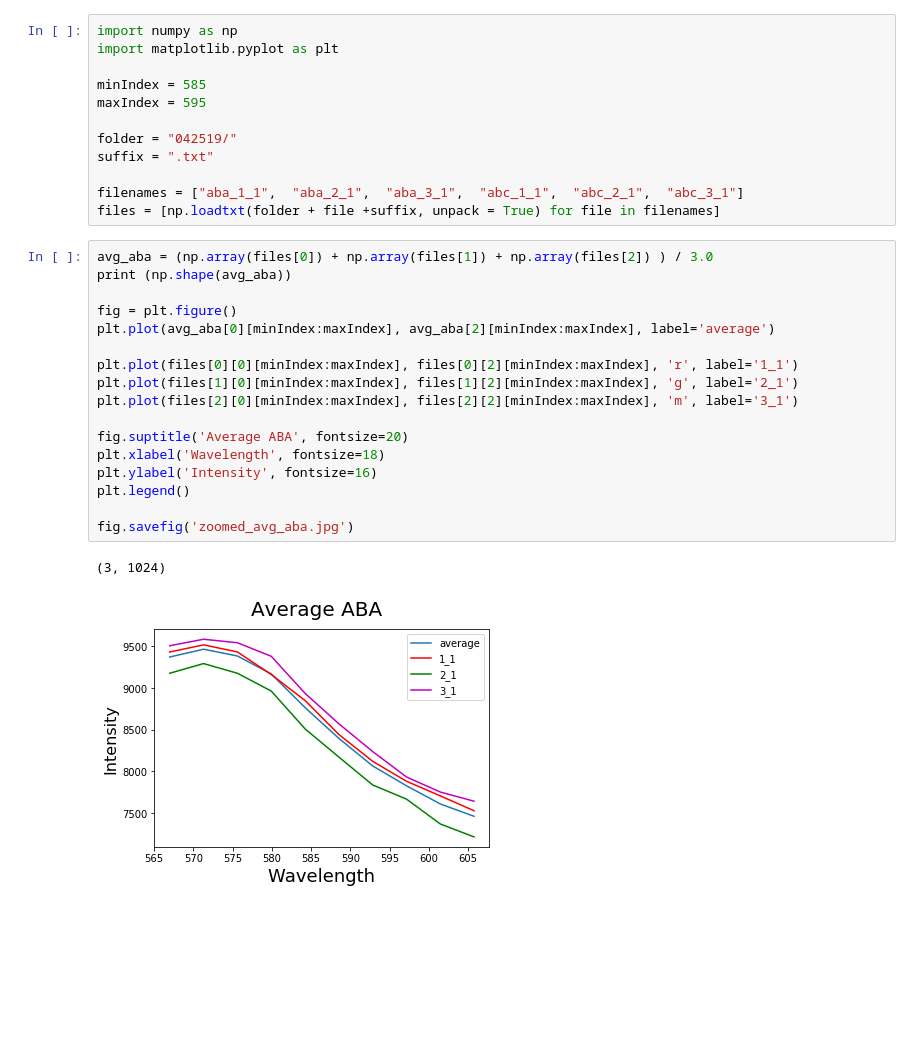
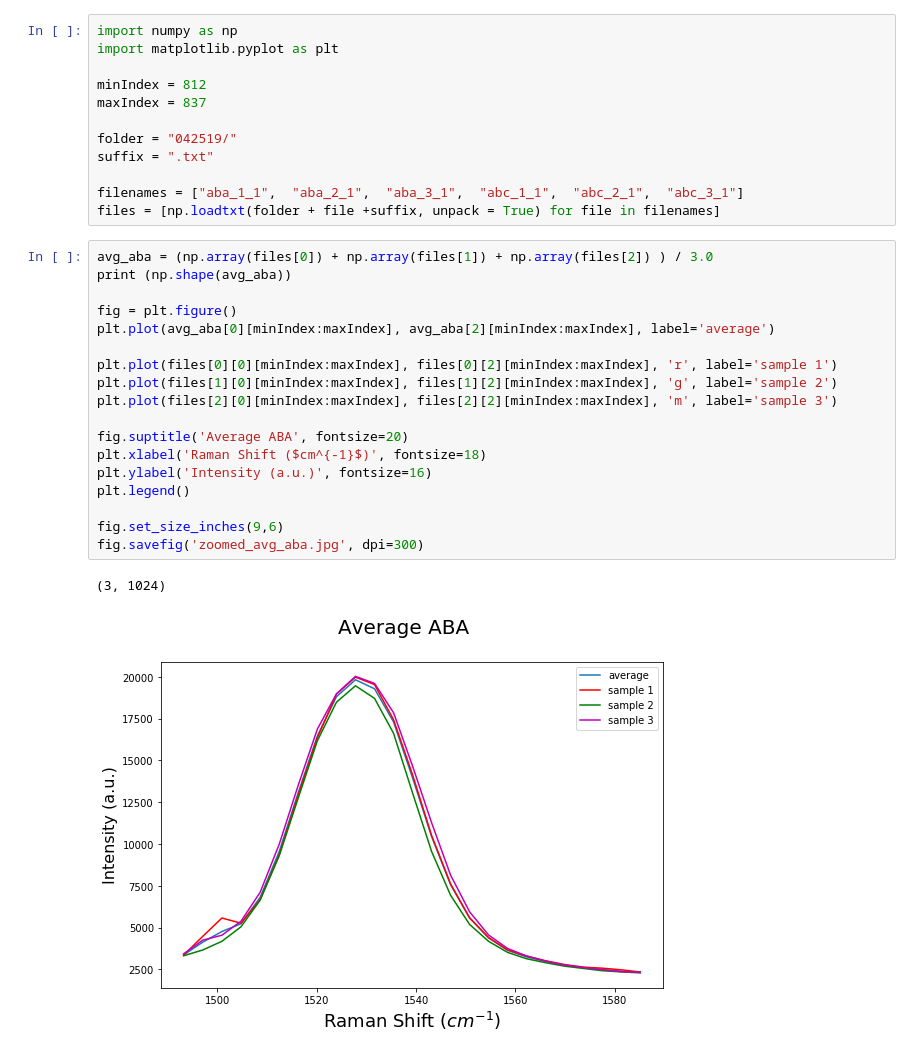
Before and after one commit to Yi-J-Zhu/ULAB, a Jupyter notebook: Raman.ipynb, the cells around one changed output. Saved outputs shown, nothing was run; the diff lists cells and outputs as text; blank space fills up the shorter version.

Commit message:
add graphs, residuals, zoom appropriately, make graphs nice

```diff
--- a/Raman.ipynb
+++ b/Raman.ipynb
@@ -2,8 +2,8 @@
 import numpy as np
 import matplotlib.pyplot as plt
 
-minIndex = 585
-maxIndex = 595
+minIndex = 812
+maxIndex = 837
 
 folder = "042519/"
 suffix = ".txt"
@@ -13,20 +13,21 @@ files = [np.loadtxt(folder + file +suffix, unpack = True) for file in filenames]
 # %%
 avg_aba = (np.array(files[0]) + np.array(files[1]) + np.array(files[2]) ) / 3.0
 print (np.shape(avg_aba))
 
 fig = plt.figure()
 plt.plot(avg_aba[0][minIndex:maxIndex], avg_aba[2][minIndex:maxIndex], label='average')
 
-plt.plot(files[0][0][minIndex:maxIndex], files[0][2][minIndex:maxIndex], 'r', label='1_1')
-plt.plot(files[1][0][minIndex:maxIndex], files[1][2][minIndex:maxIndex], 'g', label='2_1')
-plt.plot(files[2][0][minIndex:maxIndex], files[2][2][minIndex:maxIndex], 'm', label='3_1')
+plt.plot(files[0][0][minIndex:maxIndex], files[0][2][minIndex:maxIndex], 'r', label='sample 1')
+plt.plot(files[1][0][minIndex:maxIndex], files[1][2][minIndex:maxIndex], 'g', label='sample 2')
+plt.plot(files[2][0][minIndex:maxIndex], files[2][2][minIndex:maxIndex], 'm', label='sample 3')
 
 fig.suptitle('Average ABA', fontsize=20)
-plt.xlabel('Wavelength', fontsize=18)
-plt.ylabel('Intensity', fontsize=16)
+plt.xlabel('Raman Shift ($cm^{-1}$)', fontsize=18)
+plt.ylabel('Intensity (a.u.)', fontsize=16)
 plt.legend()
 
-fig.savefig('zoomed_avg_aba.jpg')
+fig.set_size_inches(9,6)
+fig.savefig('zoomed_avg_aba.jpg', dpi=300)
 # %% [output]
 (3, 1024)
-[figure, old version]
+[figure, new version]
```
Also changed, not shown: parts of 5 cells of this notebook, 8 other files.
